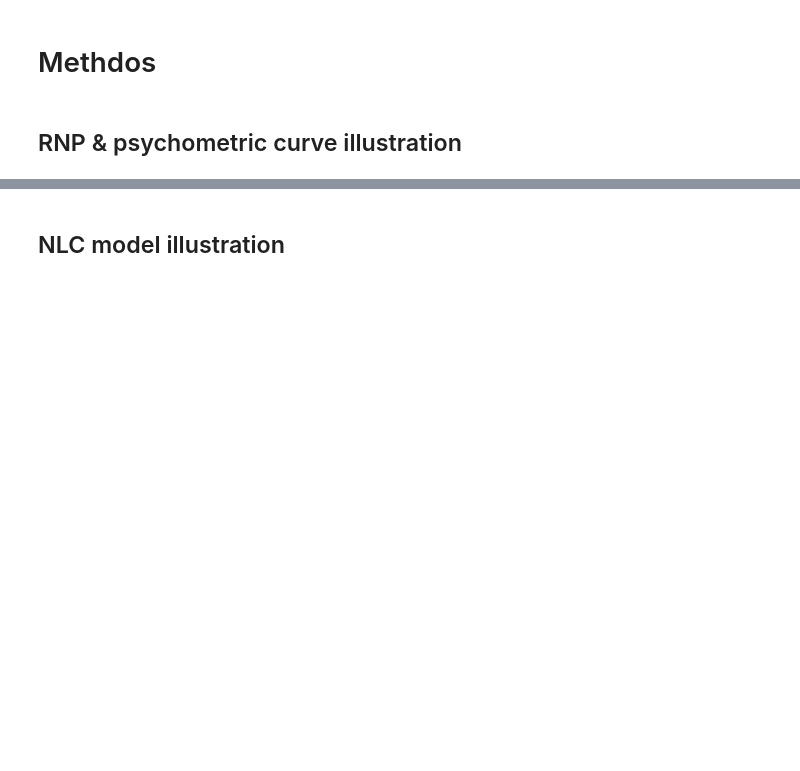
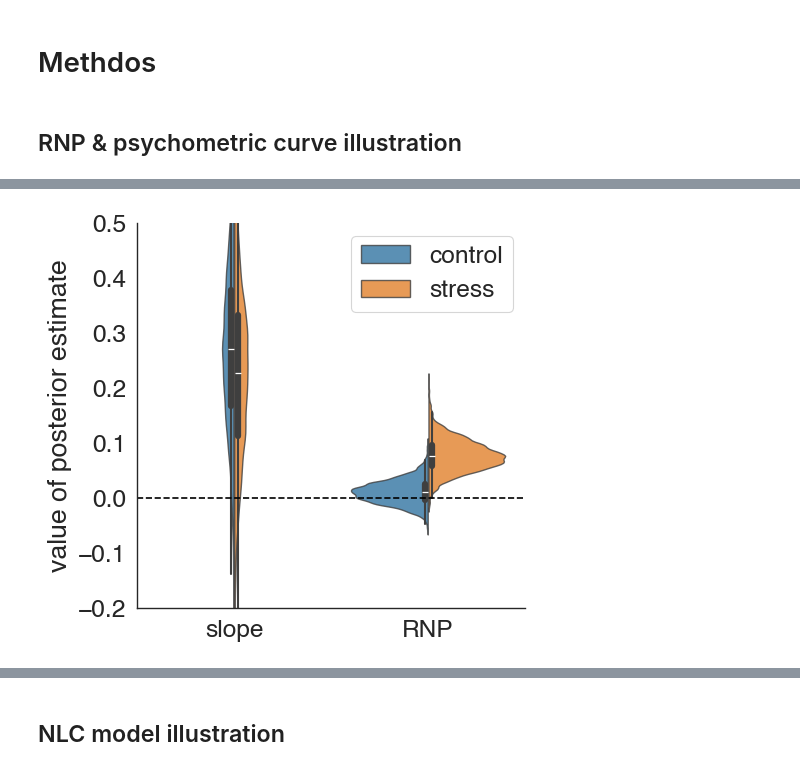
Before and after one commit to Gilles86/stress_risk, a Jupyter notebook: stress_risk/plots_for_paper/paper_fig_probit.ipynb, the cells around one changed output, grey strips where cells are left out. Drawn from its saved outputs; the diff is of its cells as text; code cells hidden in the pictures; blank space fills up the shorter version.

```diff
--- a/stress_risk/plots_for_paper/paper_fig_probit.ipynb
+++ b/stress_risk/plots_for_paper/paper_fig_probit.ipynb
@@ -56,0 +54,12 @@ plt.savefig(op.join(plot_folder_path, f'psychometric-curve_rnp_illustration_02.p
+# %%
+probit_params = pd.read_csv('/Users/mrenke/data/ds-stressrisk/interim_sum_data/probit-1_pposterior_params.csv')
+probit_params.set_index(['param','subject','session','group','risky_first','n_safe'], inplace=True)
+probit_params.drop('Unnamed: 0', axis=1, inplace=True)
+probit_params.rename(columns={'chose_risky_mean':'chose_risky_mean.0'}, inplace=True)
+color = 'grey'
+probit_params.head()
+
+# rename columns to multiindex (draw, chose_risky_mean)
+split_columns = probit_params.columns.str.split('.', expand=True)
+probit_params.columns = pd.MultiIndex.from_tuples(split_columns)
+probit_params.head()
@@ -56,0 +76,20 @@ plt.savefig(op.join(plot_folder_path, f'psychometric-curve_rnp_illustration_02.p
+# %%
+dd = probit_params.xs(2,0,'session') - probit_params.xs(1,0,'session')
+dd.drop('intercept', axis=0, inplace=True)
+dd = dd.stack().rename(mapper={'chose_risky_mean':'y'},axis=1).reset_index()
+dd['group'] = dd['group'].replace({0: 'control', 1: 'stress'})
+
+# reorder df so that slope is first
+dd['index_column'] = pd.Categorical(dd['param'], categories=['gamma', 'rnp'], ordered=True)
+dd = dd.sort_values(['index_column', 'group']) # preserve order of group
+
+plt.figure(figsize=(5, 5))
+ax = sns.violinplot(dd,y='y', x='param',hue='group',split=True,legend=True,gap=.01,alpha=.8) #
+ax.axhline(0, c='k', ls='--')
+sns.despine()
+ax.set(ylabel='value of posterior estimate',ylim= [-.2,.5],xlabel=None,xticklabels=['slope','RNP']) # xlabel=None,,xticklabels=['
+ax.legend(title='')
+#plt.gcf().set_size_inches(6, 3)
+#plt.savefig(op.join(plot_folder_path, f'probit-model_diffinsessions_violin.pdf'), bbox_inches='tight')
+# %% [output]
+[figure, added]
```
Also changed, not shown: parts of 30 cells of this notebook, 1 other file.
